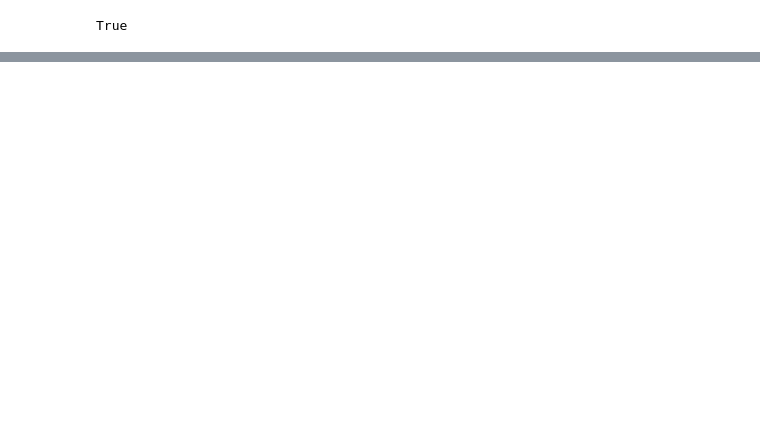
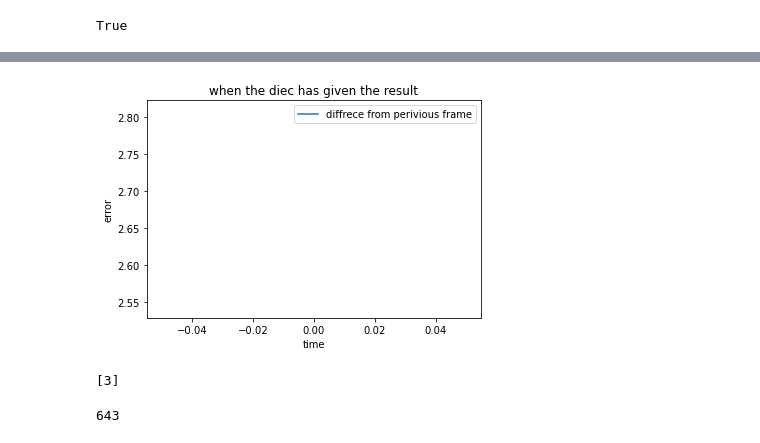
Before and after one commit to nabhiraj/dice_detector, a Jupyter notebook: starting.ipynb, the cells around one changed output, grey strips where cells are left out. Drawn from its saved outputs; the diff is of its cells as text; code cells hidden in the pictures; blank space fills up the shorter version.

```diff
--- a/starting.ipynb
+++ b/starting.ipynb
@@ -83,0 +108,4 @@ True
+# %%
+fig,arr=plt.subplots(10,figsize=(30,30))
+for i in range(9):
+    arr[i].imshow(binarise(mylist[i],100),cmap='gray')
@@ -83,0 +114,47 @@ True
+# %%
+#important piece of code.
+prev=0
+first_time=True
+fs=True
+cap = cv2.VideoCapture('thevid.mp4')
+error_rate=[]
+result_array=[]
+frame_count=0
+while cap.isOpened():
+    if fs:
+        for i in range(300):
+            ret,frame=cap.read()
+        fs=False
+    else:
+        ret,frame=cap.read()
+    if not ret:
+        print('not able to recive frame')
+        break
+    gray=cv2.cvtColor(frame, cv2.COLOR_BGR2GRAY)
+    if first_time:
+        prev=gray
+        first_time=False
+    else:
+        diff_rate=np.square(np.subtract(prev,gray)).mean()
+        error_rate.append(diff_rate)
+        if(diff_rate<=3):
+            result_array.append(dise_output(gray,2,2))
+            break
+        prev=gray
+    if cv2.waitKey(30) == ord('q'):
+        break
+cap.release()
+cv2.destroyAllWindows()
+# %%
+plt.plot(range(len(error_rate)),error_rate, label = 'diffrece from perivious frame')
+plt.xlabel('time')
+plt.ylabel('error')
+plt.title('when the diec has given the result')
+plt.legend()
+plt.show()
+# %% [output]
+[figure, added]
+# %%
+print(result_array)
+# %% [output]
+[3]
@@ -83,0 +170,4 @@ True
+# %%
+print(count)
+# %% [output]
+643
```
Also changed, not shown: parts of 7 cells of this notebook.
